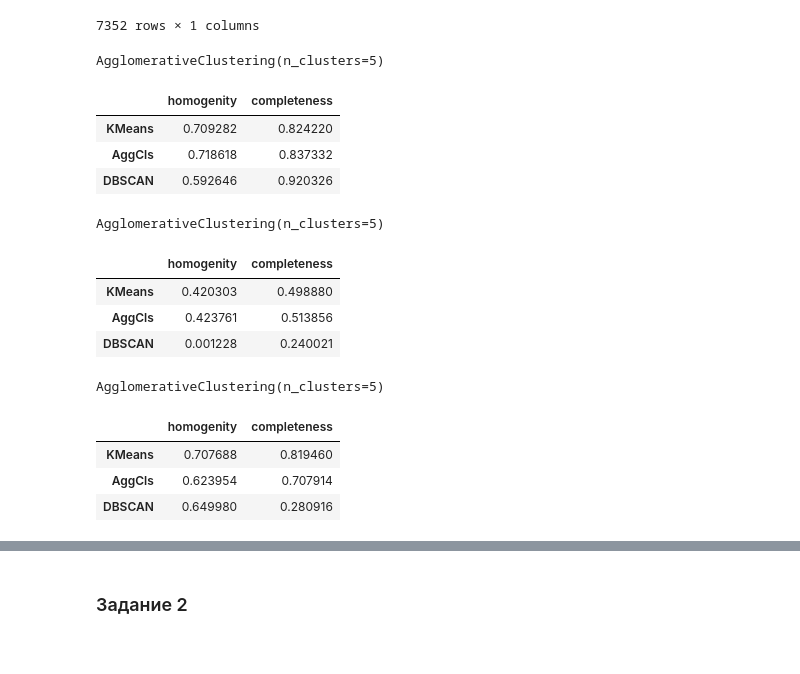
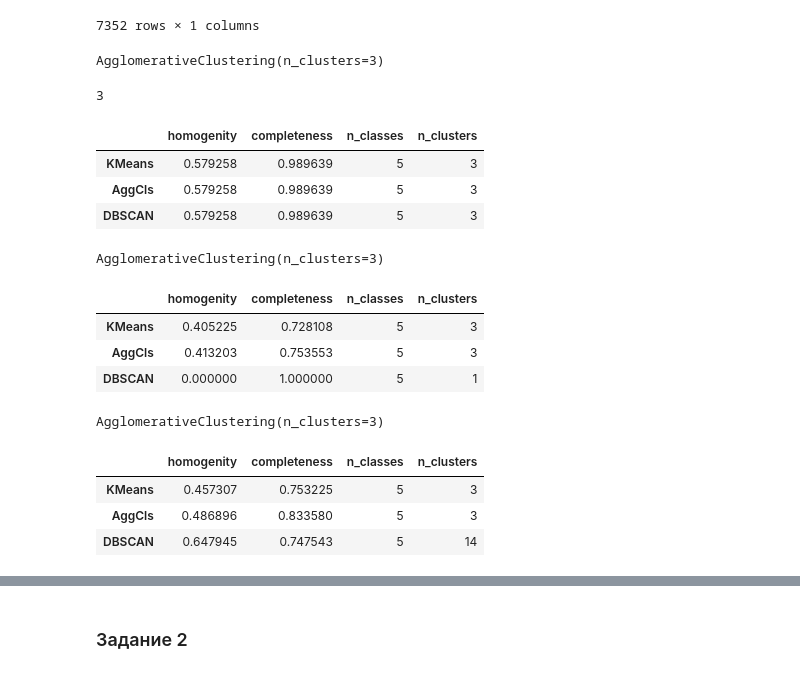
Before and after one commit to DmitriiPrikhodko/ds-phase1-git, a Jupyter notebook: week3/day1/06-01-task.ipynb, the cells around one changed output, grey strips where cells are left out. Drawn from its saved outputs; the diff is of its cells as text; code cells hidden in the pictures.

```diff
--- a/week3/day1/06-01-task.ipynb
+++ b/week3/day1/06-01-task.ipynb
@@ -189,43 +202,53 @@ y_train = pd.read_csv(path2, sep="\s+", header=None)
 | 7351 | 2 |
 7352 rows × 1 columns
 # %%
-dbs1 = DBSCAN(eps=1)
-km1 = KMeans(n_clusters=5, n_init=25, random_state=42, max_iter=500)
-agg1 = AgglomerativeClustering(5)
+dbs1 = DBSCAN(eps=6)
+km1 = KMeans(n_clusters=3, n_init=25, random_state=42, max_iter=500)
+agg1 = AgglomerativeClustering(3)
 # %%
 dbs1.fit(X_umap)
 km1.fit(X_umap)
 agg1.fit(X_umap)
 # %% [output]
-AgglomerativeClustering(n_clusters=5)
+AgglomerativeClustering(n_clusters=3)
+# %%
+pd.Series(dbs1.labels_).nunique()
+# %% [output]
+3
 # %%
 metrics_umap = pd.DataFrame(
     data={
         "homogenity": [
             homogeneity_score(np.array(y_train.iloc[:, 0]), np.array(km1.labels_)),
             homogeneity_score(np.array(y_train.iloc[:, 0]), np.array(agg1.labels_)),
             homogeneity_score(np.array(y_train.iloc[:, 0]), np.array(dbs1.labels_)),
         ],
         "completeness": [
             completeness_score(np.array(y_train.iloc[:, 0]), np.array(km1.labels_)),
             completeness_score(np.array(y_train.iloc[:, 0]), np.array(agg1.labels_)),
             completeness_score(np.array(y_train.iloc[:, 0]), np.array(dbs1.labels_)),
         ],
+        "n_classes": [5, 5, 5],
+        "n_clusters": [
+            pd.Series(km1.labels_).nunique(),
+            pd.Series(agg1.labels_).nunique(),
+            pd.Series(dbs1.labels_).nunique(),
+        ],
     },
     index=["KMeans", "AggCls", "DBSCAN"],
 )
 metrics_umap
 # %% [output]
-|  | homogenity | completeness |
-| KMeans | 0.709282 | 0.824220 |
-| AggCls | 0.718618 | 0.837332 |
-| DBSCAN | 0.592646 | 0.920326 |
+|  | homogenity | completeness | n_classes | n_clusters |
+| KMeans | 0.579258 | 0.989639 | 5 | 3 |
+| AggCls | 0.579258 | 0.989639 | 5 | 3 |
+| DBSCAN | 0.579258 | 0.989639 | 5 | 3 |
 # %%
 dbs1.fit(X_pca)
 km1.fit(X_pca)
 agg1.fit(X_pca)
 # %% [output]
-AgglomerativeClustering(n_clusters=5)
+AgglomerativeClustering(n_clusters=3)
 # %%
 metrics_pca = pd.DataFrame(
     data={
@@ -239,21 +262,27 @@ metrics_pca = pd.DataFrame(
             completeness_score(np.array(y_train.iloc[:, 0]), np.array(agg1.labels_)),
             completeness_score(np.array(y_train.iloc[:, 0]), np.array(dbs1.labels_)),
         ],
+        "n_classes": [5, 5, 5],
+        "n_clusters": [
+            pd.Series(km1.labels_).nunique(),
+            pd.Series(agg1.labels_).nunique(),
+            pd.Series(dbs1.labels_).nunique(),
+        ],
     },
     index=["KMeans", "AggCls", "DBSCAN"],
 )
 metrics_pca
 # %% [output]
-|  | homogenity | completeness |
-| KMeans | 0.420303 | 0.498880 |
-| AggCls | 0.423761 | 0.513856 |
-| DBSCAN | 0.001228 | 0.240021 |
+|  | homogenity | completeness | n_classes | n_clusters |
+| KMeans | 0.405225 | 0.728108 | 5 | 3 |
+| AggCls | 0.413203 | 0.753553 | 5 | 3 |
+| DBSCAN | 0.000000 | 1.000000 | 5 | 1 |
 # %%
 dbs1.fit(X_tsne)
 km1.fit(X_tsne)
 agg1.fit(X_tsne)
 # %% [output]
-AgglomerativeClustering(n_clusters=5)
+AgglomerativeClustering(n_clusters=3)
 # %%
 metrics_tsne = pd.DataFrame(
     data={
@@ -267,15 +296,21 @@ metrics_tsne = pd.DataFrame(
             completeness_score(np.array(y_train.iloc[:, 0]), np.array(agg1.labels_)),
             completeness_score(np.array(y_train.iloc[:, 0]), np.array(dbs1.labels_)),
         ],
+        "n_classes": [5, 5, 5],
+        "n_clusters": [
+            pd.Series(km1.labels_).nunique(),
+            pd.Series(agg1.labels_).nunique(),
+            pd.Series(dbs1.labels_).nunique(),
+        ],
     },
     index=["KMeans", "AggCls", "DBSCAN"],
 )
 metrics_tsne
 # %% [output]
-|  | homogenity | completeness |
-| KMeans | 0.707688 | 0.819460 |
-| AggCls | 0.623954 | 0.707914 |
-| DBSCAN | 0.649980 | 0.280916 |
+|  | homogenity | completeness | n_classes | n_clusters |
+| KMeans | 0.457307 | 0.753225 | 5 | 3 |
+| AggCls | 0.486896 | 0.833580 | 5 | 3 |
+| DBSCAN | 0.647945 | 0.747543 | 5 | 14 |
 # %% [markdown]
 <img src="https://icons.iconarchive.com/icons/icons8/windows-8/256/Programming-Github-icon.png" width=32 /> Пора закоммить изменения в файле. Сделай это с сообщением:
 `"Clustering: task 1 finished"`
```
Also changed, not shown: parts of 38 cells of this notebook.
